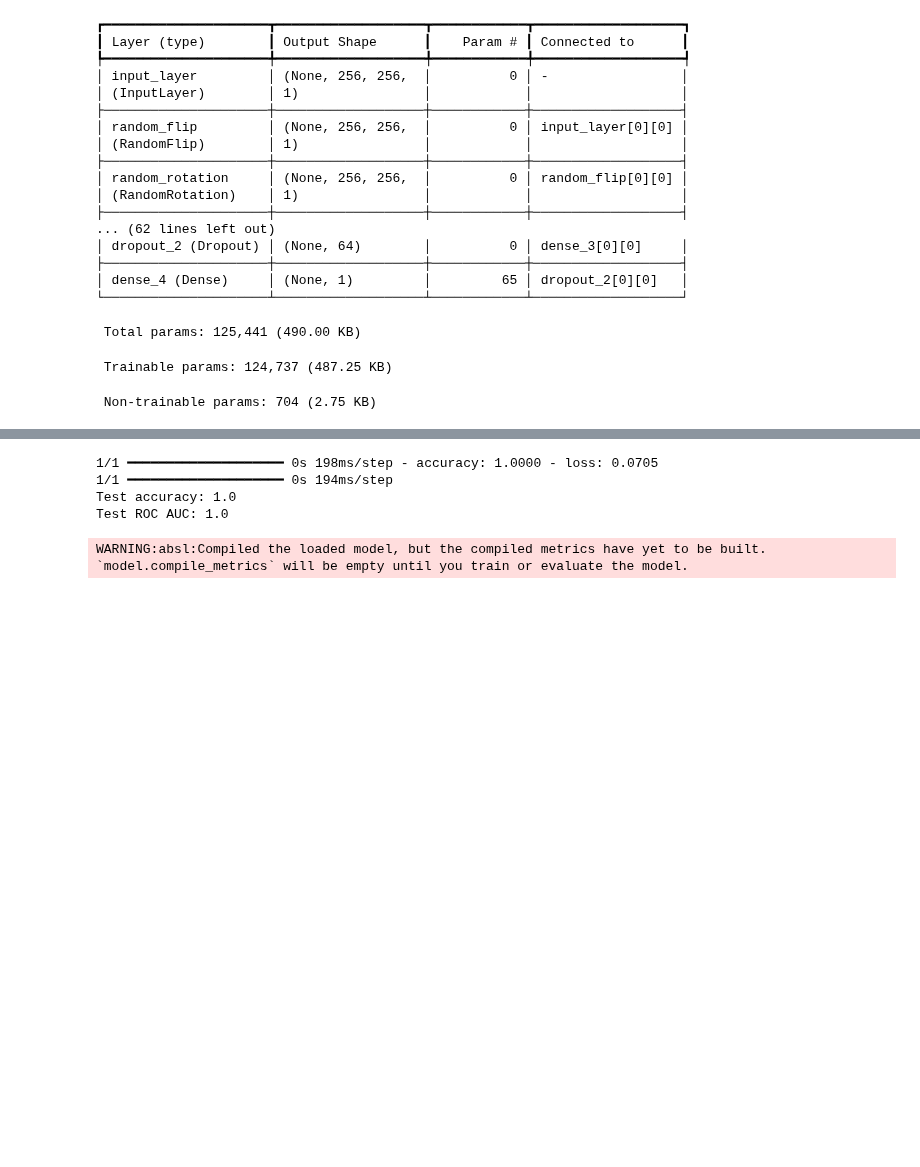
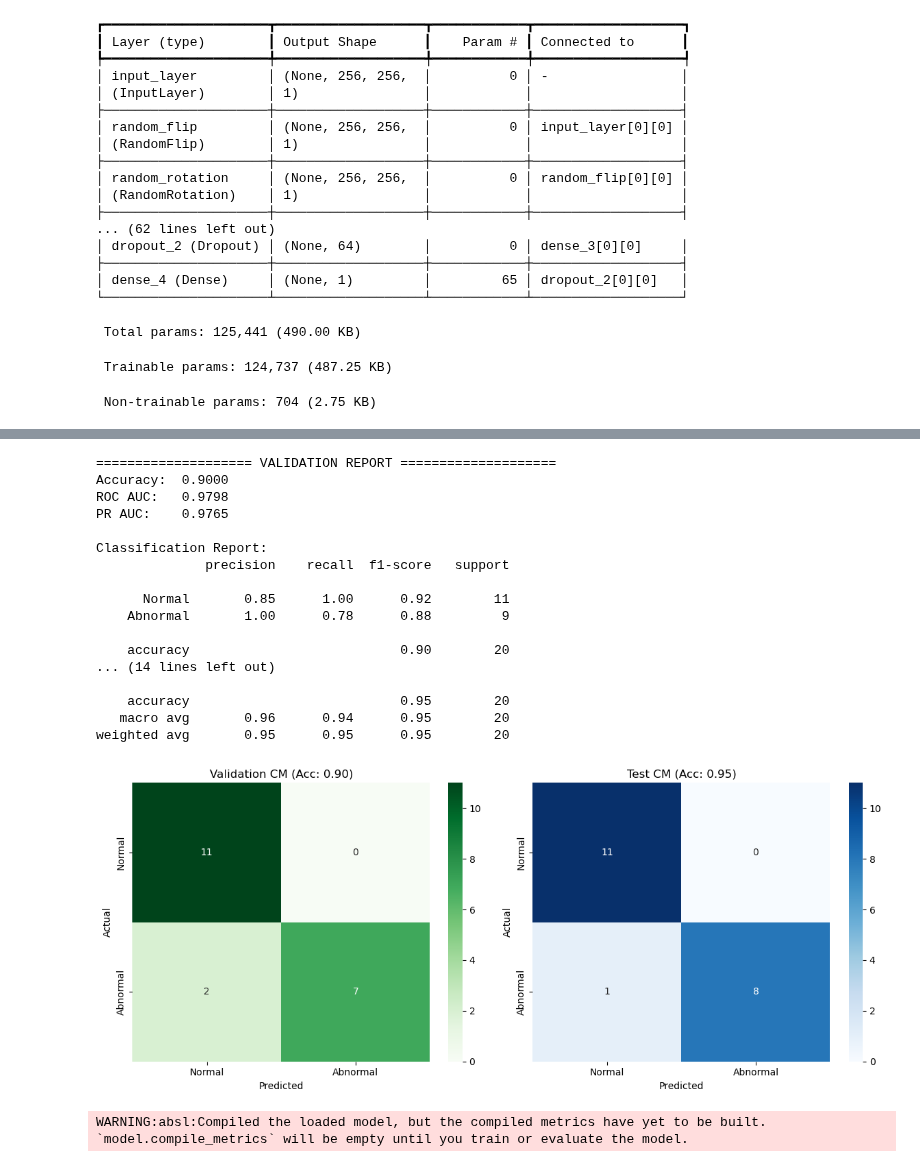
Before and after one commit to wesalmagdi/Ultrasound-Based-Classification-of-Uterine-Abnormalities, a Jupyter notebook: CNN.ipynb, the cells around one changed output, grey strips where cells are left out. Drawn from its saved outputs; the diff is of its cells as text; code cells hidden in the pictures; blank space fills up the shorter version.

```diff
--- a/CNN.ipynb
+++ b/CNN.ipynb
@@ -310,22 +301,59 @@ ROC AUC: 1.0
 # %%
-from sklearn.metrics import roc_auc_score
-test_loss, test_acc = model.evaluate(
-    [X_img_test, X_tab_test],
-    y_test
-)
+def evaluate_set(images, tabular, labels, set_name):
+    probs = model.predict([images, tabular], verbose=0).ravel()
+    preds = (probs > 0.5).astype(int)
 
-y_prob_test = model.predict([X_img_test, X_tab_test]).ravel()
-y_pred_test = (y_prob_test > 0.5).astype(int)
+    acc = accuracy_score(labels, preds)
+    auc = roc_auc_score(labels, probs)
+    ap = average_precision_score(labels, probs)
 
-test_auc = roc_auc_score(y_test, y_prob_test)
+    print(f"\n{'='*20} {set_name.upper()} REPORT {'='*20}")
+    print(f"Accuracy:  {acc:.4f}")
+    print(f"ROC AUC:   {auc:.4f}")
+    print(f"PR AUC:    {ap:.4f}")
+    print("\nClassification Report:")
+    print(classification_report(labels, preds, target_names=['Normal', 'Abnormal']))
 
-print("Test accuracy:", test_acc)
-print("Test ROC AUC:", test_auc)
+    return confusion_matrix(labels, preds), acc
+
+cm_val, acc_val = evaluate_set(X_img_val, X_tab_val, y_val, "Validation")
+cm_test, acc_test = evaluate_set(X_img_test, X_tab_test, y_test, "Test")
+
+fig, ax = plt.subplots(1, 2, figsize=(12, 5))
+
+sns.heatmap(cm_val, annot=True, fmt='d', cmap='Greens', ax=ax[0],
+            xticklabels=['Normal', 'Abnormal'], yticklabels=['Normal', 'Abnormal'])
+ax[0].set_title(f'Validation CM (Acc: {acc_val:.2f})')
+ax[0].set_ylabel('Actual')
+ax[0].set_xlabel('Predicted')
+
+sns.heatmap(cm_test, annot=True, fmt='d', cmap='Blues', ax=ax[1],
+            xticklabels=['Normal', 'Abnormal'], yticklabels=['Normal', 'Abnormal'])
+ax[1].set_title(f'Test CM (Acc: {acc_test:.2f})')
+ax[1].set_ylabel('Actual')
+ax[1].set_xlabel('Predicted')
+
+plt.tight_layout()
+plt.show()
 # %% [output]
-1/1 ━━━━━━━━━━━━━━━━━━━━ 0s 198ms/step - accuracy: 1.0000 - loss: 0.0705
-1/1 ━━━━━━━━━━━━━━━━━━━━ 0s 194ms/step
-Test accuracy: 1.0
-Test ROC AUC: 1.0
+==================== VALIDATION REPORT ====================
+Accuracy:  0.9000
+ROC AUC:   0.9798
+PR AUC:    0.9765
+
+Classification Report:
+              precision    recall  f1-score   support
+
+      Normal       0.85      1.00      0.92        11
+    Abnormal       1.00      0.78      0.88         9
+
+    accuracy                           0.90        20
+... (14 lines left out)
+
+    accuracy                           0.95        20
+   macro avg       0.96      0.94      0.95        20
+weighted avg       0.95      0.95      0.95        20
+[figure, added]
 # %%
 from tensorflow.keras.models import load_model
 
```
Also changed, not shown: parts of 9 cells of this notebook.
